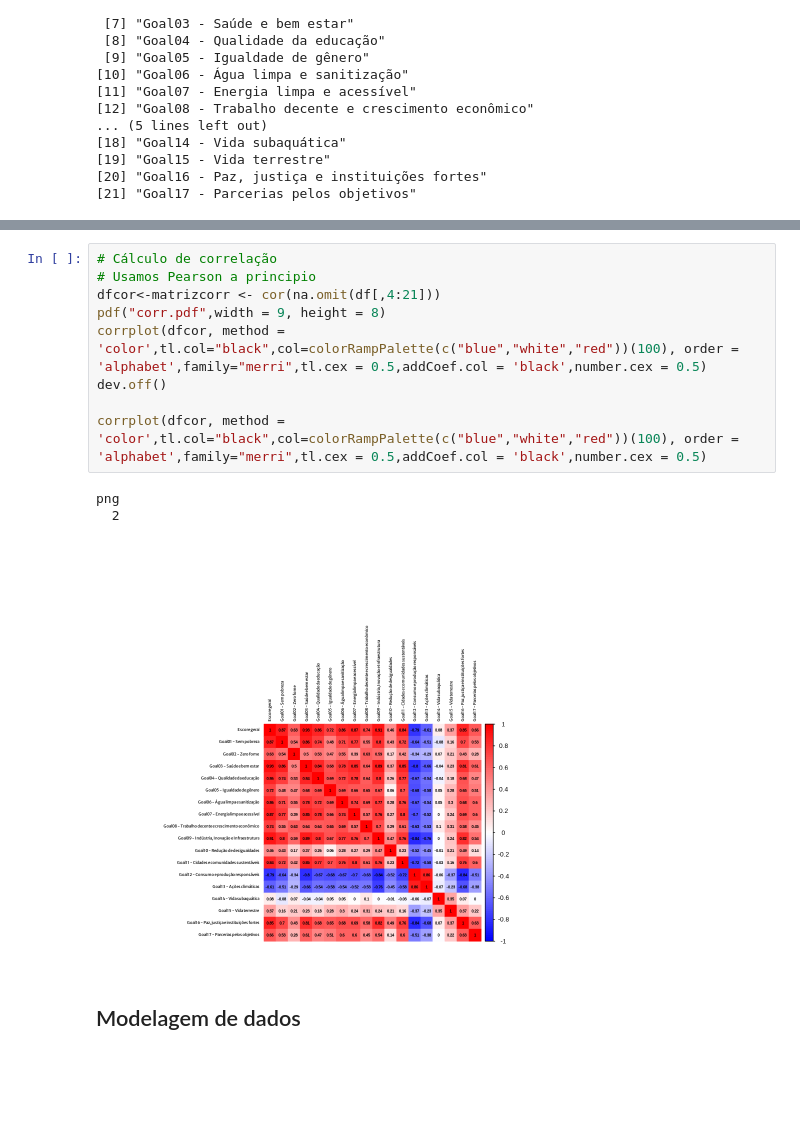
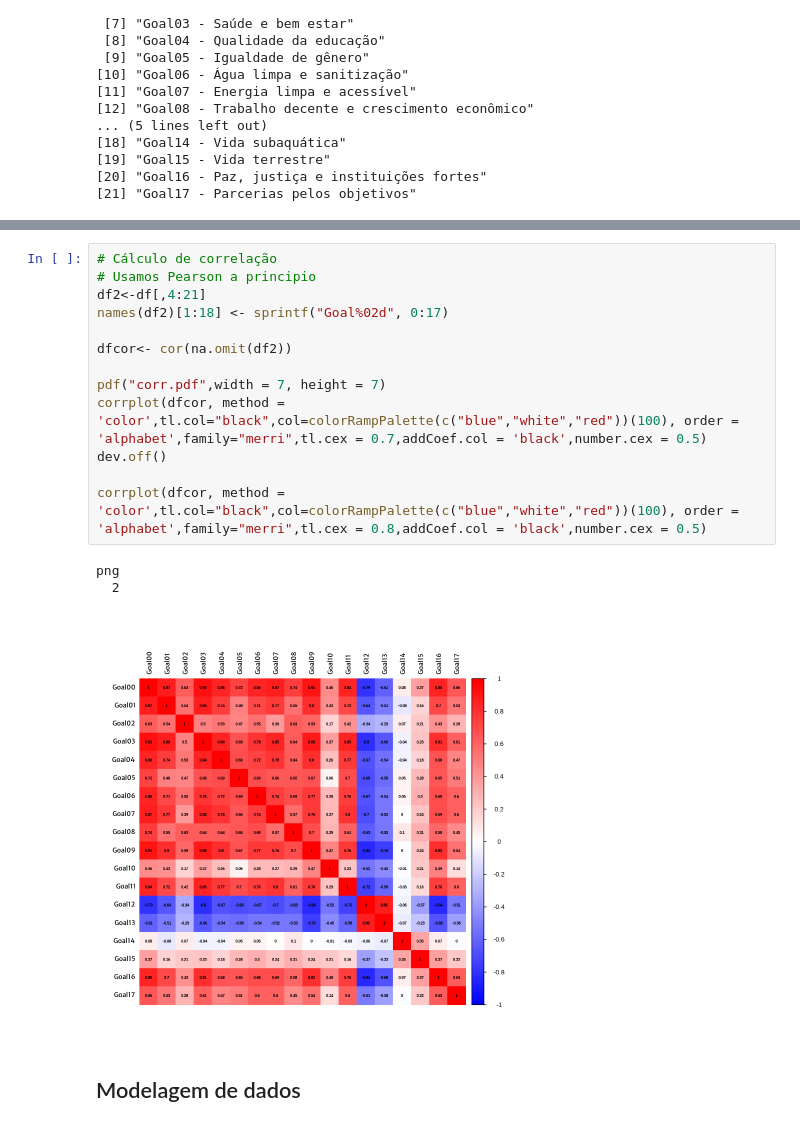
Before and after one commit to ramonferrari/mpgc_ti, a Jupyter notebook: DAV_S2023_Códigos_Pré_Projeto.ipynb, the cells around one changed output, grey strips where cells are left out. Saved outputs shown, nothing was run; the diff lists cells and outputs as text; blank space fills up the shorter version.

```diff
--- a/DAV_S2023_Códigos_Pré_Projeto.ipynb
+++ b/DAV_S2023_Códigos_Pré_Projeto.ipynb
@@ -327,16 +327,20 @@ png
 # %%
 # Cálculo de correlação
 # Usamos Pearson a principio
-dfcor<-matrizcorr <- cor(na.omit(df[,4:21]))
-pdf("corr.pdf",width = 9, height = 8)
-corrplot(dfcor, method = 'color',tl.col="black",col=colorRampPalette(c("blue","white","red"))(100), order = 'alphabet',family="merri",tl.cex = 0.5,addCoef.col = 'black',number.cex = 0.5)
+df2<-df[,4:21]
+names(df2)[1:18] <- sprintf("Goal%02d", 0:17)
+
+dfcor<- cor(na.omit(df2))
+
+pdf("corr.pdf",width = 7, height = 7)
+corrplot(dfcor, method = 'color',tl.col="black",col=colorRampPalette(c("blue","white","red"))(100), order = 'alphabet',family="merri",tl.cex = 0.7,addCoef.col = 'black',number.cex = 0.5)
 dev.off()
 
-corrplot(dfcor, method = 'color',tl.col="black",col=colorRampPalette(c("blue","white","red"))(100), order = 'alphabet',family="merri",tl.cex = 0.5,addCoef.col = 'black',number.cex = 0.5)
+corrplot(dfcor, method = 'color',tl.col="black",col=colorRampPalette(c("blue","white","red"))(100), order = 'alphabet',family="merri",tl.cex = 0.8,addCoef.col = 'black',number.cex = 0.5)
 # %% [output]
 png
   2
-[figure, old version]
+[figure, new version]
 # %% [markdown]
 ## Modelagem de dados
 # %%
```
Also changed, not shown: parts of 4 cells of this notebook.
